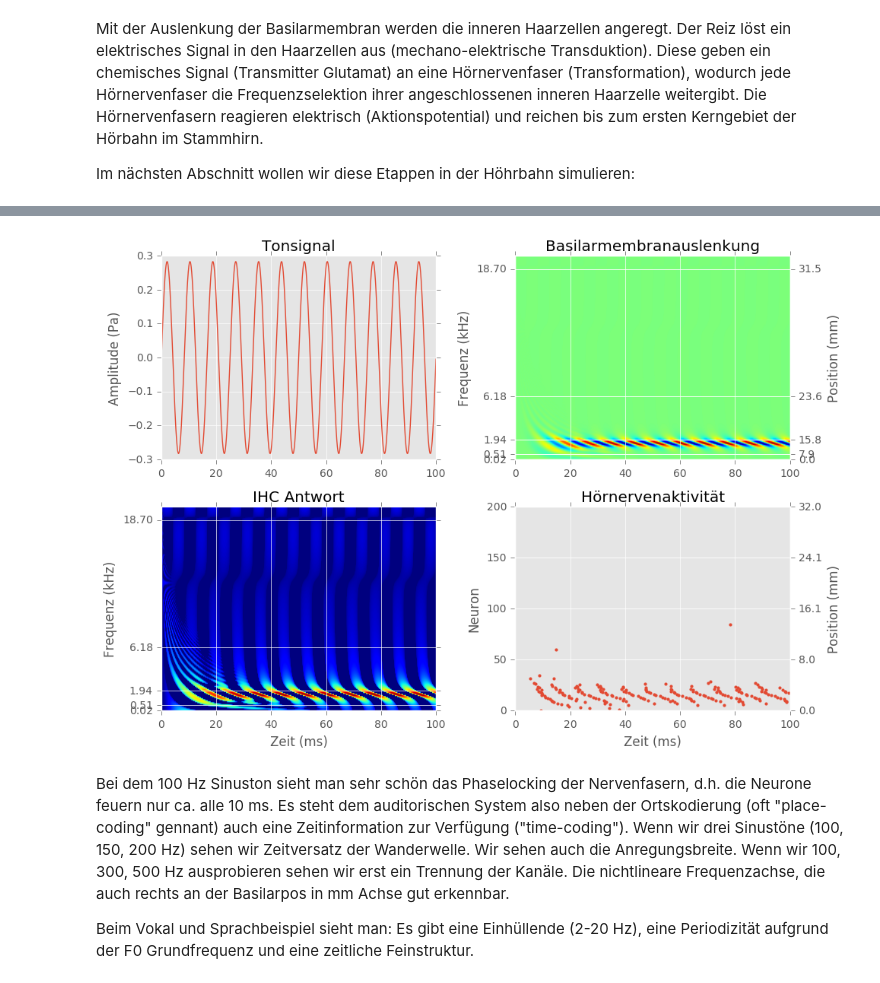
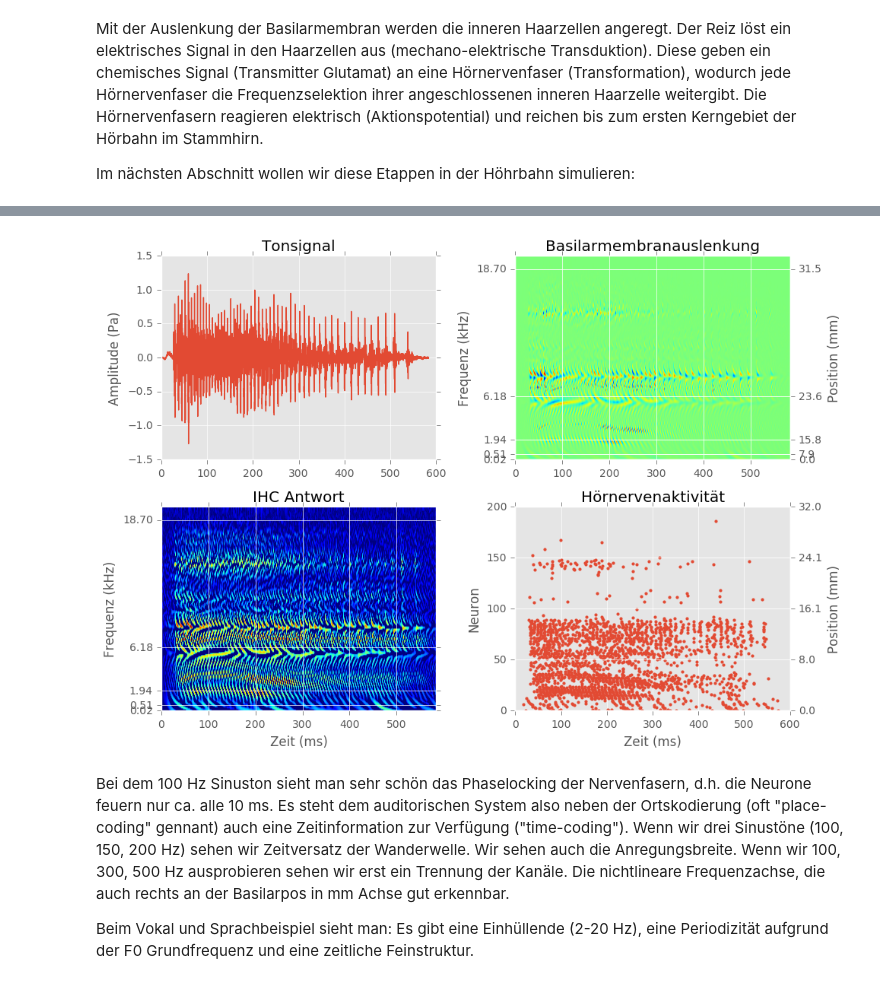
Before and after one commit to strahl/luebeck, a Jupyter notebook: SignalverarbeitungCodierungCIs.ipynb, the cells around one changed output, grey strips where cells are left out. Saved outputs shown, nothing was run; the diff lists cells and outputs as text; code cells hidden in the pictures.

```diff
--- a/SignalverarbeitungCodierungCIs.ipynb
+++ b/SignalverarbeitungCodierungCIs.ipynb
@@ -60,9 +57,14 @@ Mit der  Auslenkung der Basilarmembran werden die inneren Haarzellen angeregt. D
 Im nächsten Abschnitt wollen wir diese Etappen in der Höhrbahn simulieren:
 # %%
 def simulate_acoustic(sound, level):
-    basilar_membran_position_mm = np.linspace(0, 32, 200)  #
+    '''
+    Simulates acoustic excitsation of the auditory nerve
+    sound - acoustic input (class: Sound)
+    level - sound pressure level (dB SPL)
+    '''
+    basilar_membran_position_mm = np.linspace(0, 32, 200)  # we simulate neurons equispaced along the basilar membrane
     cfmin, cfmax, cfN = 20*Hz, 20*kHz, len(basilar_membran_position_mm)
-    center_frequencies = erbspace(cfmin, cfmax, cfN)
+    center_frequencies = erbspace(cfmin, cfmax, cfN)  # get corresponding frequencies
 
     sound.level = level
     gfb = Gammatone(sound, center_frequencies)
@@ -122,14 +124,15 @@ def simulate_acoustic(sound, level):
     fig.tight_layout()
     return M
 # %%
-sound = tone(120*Hz, .1*second)
-# Hier können eigene Beispiele ausprobiert werden, z.B. sound = tone(100*Hz, .1*second) + tone(150*Hz, .1*second) + tone(200*Hz, .1*second)
-# sound = loadsound('sounds/Open_front_unrounded_vowel.wav')  # Vokal
+sound = tone(170*Hz, .1*second)
+# Hier können eigene Beispiele ausprobiert werden, z.B.
+sound = tone(100*Hz, .1*second) + tone(150*Hz, .1*second) + tone(200*Hz, .1*second)
+sound = loadsound('sounds/Open_front_unrounded_vowel.wav')  # Vokal
 an_response_acoustic = simulate_acoustic(sound, 80*dB)
 Audio(data=np.array(sound).T, rate=sound.samplerate)
 # %% [output]
 [interactive output not drawn]
-[figure, old version]
+[figure, new version]
 # %% [markdown]
 Bei dem 100 Hz Sinuston sieht man sehr schön das Phaselocking der Nervenfasern, d.h. die Neurone feuern nur ca. alle 10 ms. Es steht dem auditorischen System also neben der Ortskodierung (oft "place-coding" gennant) auch eine Zeitinformation zur Verfügung ("time-coding"). Wenn wir drei Sinustöne (100, 150, 200 Hz) sehen wir Zeitversatz der Wanderwelle. Wir sehen auch die Anregungsbreite. Wenn wir 100, 300, 500 Hz ausprobieren sehen wir erst ein Trennung der Kanäle. Die nichtlineare Frequenzachse, die auch rechts an der Basilarpos in mm Achse gut erkennbar.
 
```
Also changed, not shown: parts of 39 cells of this notebook, 3 other files.
